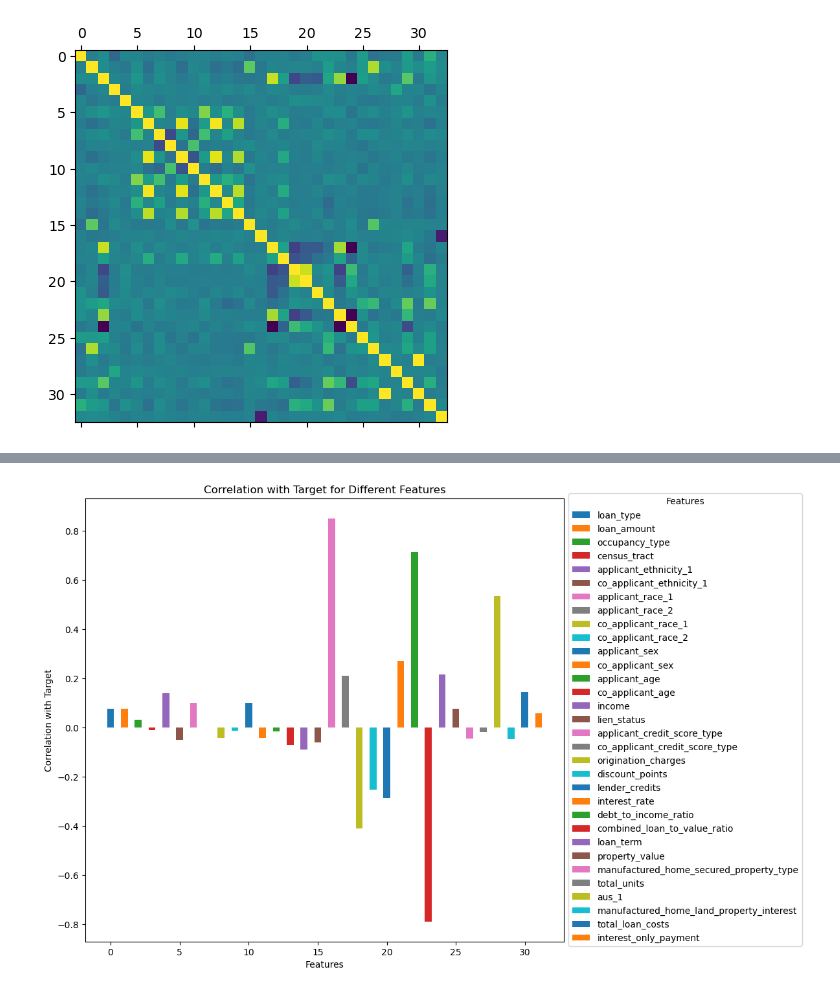
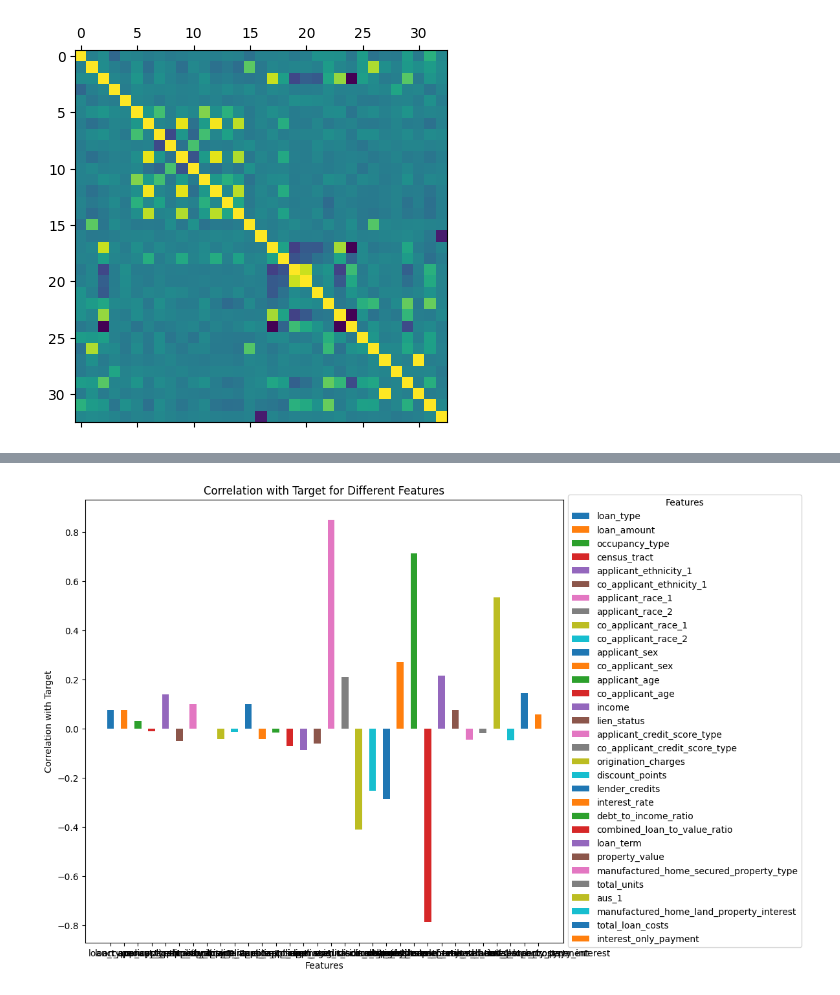
Before and after one commit to aschera/credit_risk_predictor, a Jupyter notebook: notebooks/Markus/POC.ipynb, the cells around one changed output, grey strips where cells are left out. Saved outputs shown, nothing was run; the diff lists cells and outputs as text; code cells hidden in the pictures.

Commit message:
fixed a figure

```diff
--- a/notebooks/Markus/POC.ipynb
+++ b/notebooks/Markus/POC.ipynb
@@ -106,26 +106,28 @@ interest_only_payment                       0.057705
 Name: action_taken, dtype: float64
 # %%
 from itertools import cycle
+import matplotlib.pyplot as plt
 
 plt.figure(figsize=(12, 8))
 color_cycle = cycle(plt.rcParams['axes.prop_cycle'].by_key()['color'])
 bar_width = 0.5
 
-for i, (feature, correlation) in enumerate(correlation_with_target.iteritems()):
+for i, (feature, correlation) in enumerate(correlation_with_target.items()):
     color = next(color_cycle)
     plt.bar(i, correlation, width=bar_width, color=color, label=feature)
 
-plt.xticks()
+# Add x ticks and labels
+plt.xticks(range(len(correlation_with_target)), correlation_with_target.index)
 
 plt.xlabel('Features')
 plt.ylabel('Correlation with Target')
 plt.title('Correlation with Target for Different Features')
 plt.legend(loc='center left', bbox_to_anchor=(1, 0.5), title='Features')
 
 plt.tight_layout()
 plt.show()
 # %% [output]
-[figure, old version]
+[figure, new version]
 # %%
 from numpy import mean
 from numpy import std
```
Also changed, not shown: parts of 6 cells of this notebook.
